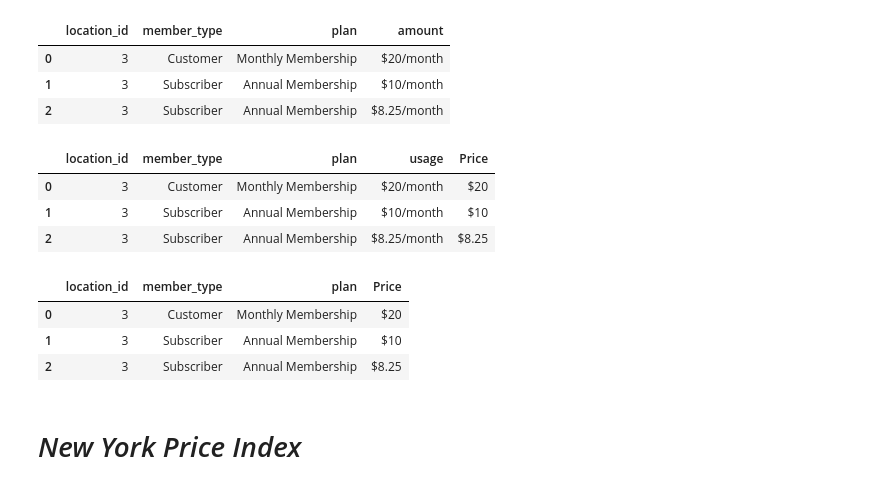
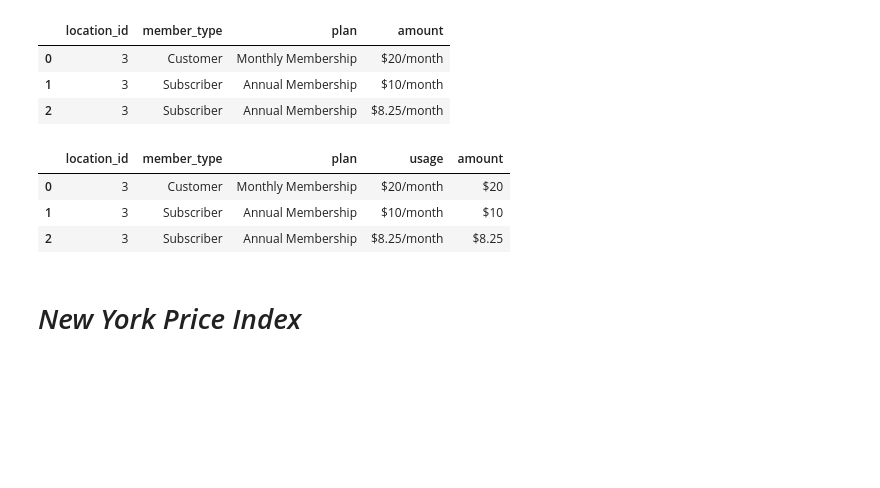
Before and after one commit to JeganS948/project2, a Jupyter notebook: pricing_index.ipynb, the cells around one changed output. Drawn from its saved outputs; the diff is of its cells as text; code cells hidden in the pictures; blank space fills up the shorter version.

```diff
--- a/pricing_index.ipynb
+++ b/pricing_index.ipynb
@@ -240,22 +240,17 @@ boston_df
 # %%
 #Extract amount
 boston_df['Price'] = boston_df["amount"].str.extract('(\$[0-9,.]+)')
 # boston_df["amount"] = boston_df["amount"].str.replace('(\$[0-9,.]+)', '')
-boston_df = boston_df.rename(columns={'amount':'usage', 'Price':'Price'})
+boston_df = boston_df.rename(columns={'amount':'usage', 'Price':'amount'})
 boston_df
 # %% [output]
-|  | location_id | member_type | plan | usage | Price |
+|  | location_id | member_type | plan | usage | amount |
 | 0 | 3 | Customer | Monthly Membership | $20/month | $20 |
 | 1 | 3 | Subscriber | Annual Membership | $10/month | $10 |
 | 2 | 3 | Subscriber | Annual Membership | $8.25/month | $8.25 |
 # %%
 #Drop Columns
-boston_df.drop(columns=["usage"])
+boston_df= boston_df.drop(columns=["usage"])
-# %% [output]
-|  | location_id | member_type | plan | Price |
-| 0 | 3 | Customer | Monthly Membership | $20 |
-| 1 | 3 | Subscriber | Annual Membership | $10 |
-| 2 | 3 | Subscriber | Annual Membership | $8.25 |
 # %% [markdown]
 # *New York Price Index*
 # %%
```
Also changed, not shown: parts of 4 cells of this notebook.
